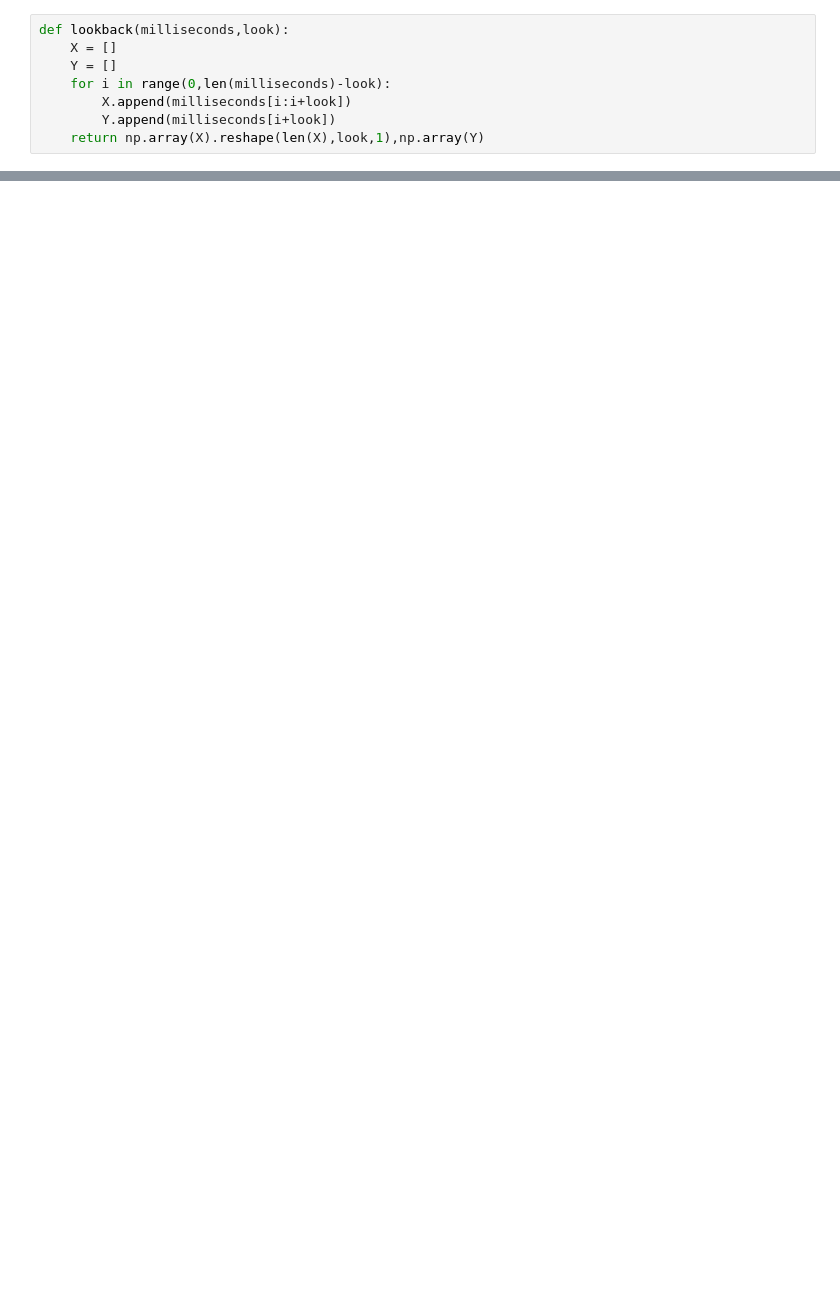
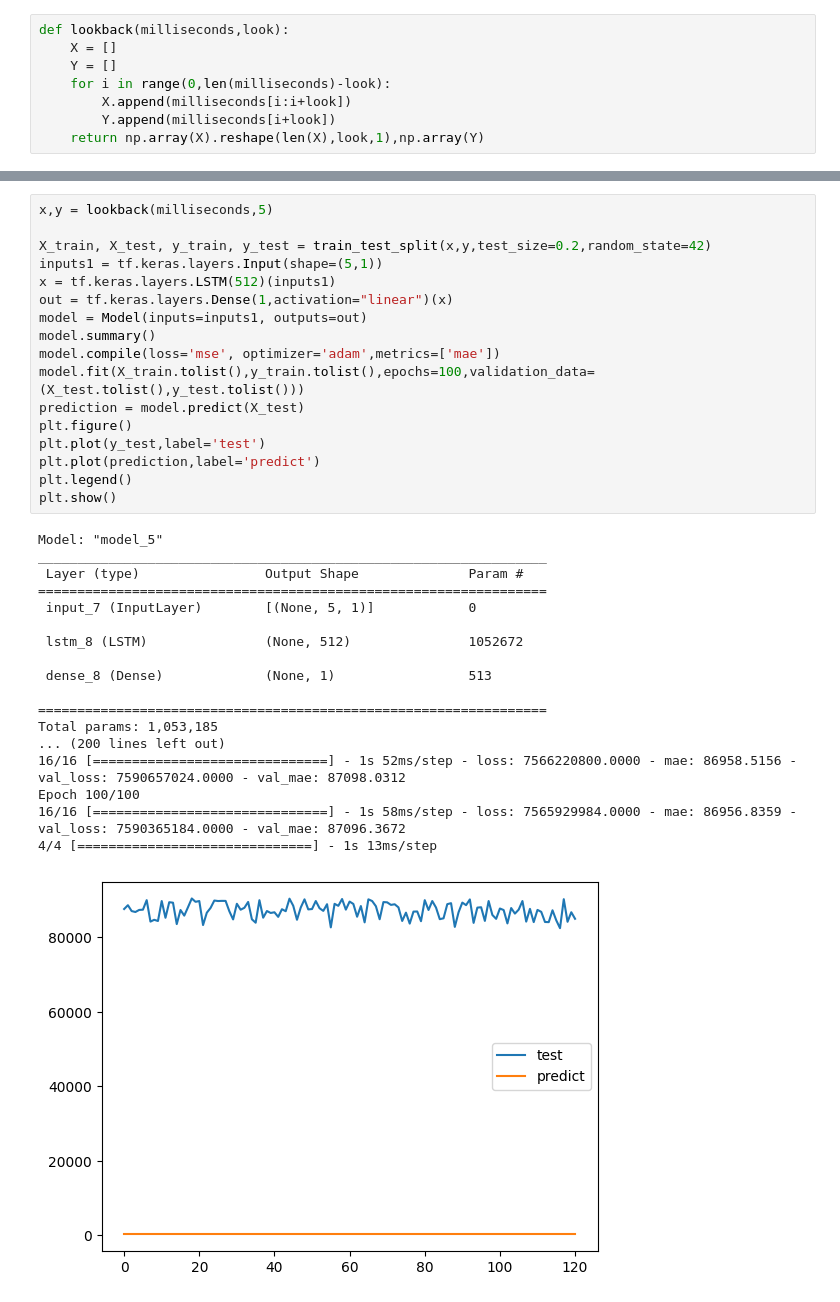
Before and after one commit to ProkkalyDavid/Formula1LaptTimePrediction, a Jupyter notebook: Formula1RNN.ipynb, the cells around one changed output, grey strips where cells are left out. Drawn from its saved outputs; the diff is of its cells as text; blank space fills up the shorter version.

```diff
--- a/Formula1RNN.ipynb
+++ b/Formula1RNN.ipynb
@@ -153,0 +149,36 @@ plt.show()
+# %%
+x,y = lookback(milliseconds,5)
+
+X_train, X_test, y_train, y_test = train_test_split(x,y,test_size=0.2,random_state=42)
+inputs1 = tf.keras.layers.Input(shape=(5,1))
+x = tf.keras.layers.LSTM(512)(inputs1)
+out = tf.keras.layers.Dense(1,activation="linear")(x)
+model = Model(inputs=inputs1, outputs=out)
+model.summary()
+model.compile(loss='mse', optimizer='adam',metrics=['mae'])
+model.fit(X_train.tolist(),y_train.tolist(),epochs=100,validation_data=(X_test.tolist(),y_test.tolist()))
+prediction = model.predict(X_test)
+plt.figure()
+plt.plot(y_test,label='test')
+plt.plot(prediction,label='predict')
+plt.legend()
+plt.show()
+# %% [output]
+Model: "model_5"
+_________________________________________________________________
+ Layer (type)                Output Shape              Param #
+=================================================================
+ input_7 (InputLayer)        [(None, 5, 1)]            0
+
+ lstm_8 (LSTM)               (None, 512)               1052672
+
+ dense_8 (Dense)             (None, 1)                 513
+
+=================================================================
+Total params: 1,053,185
+... (200 lines left out)
+16/16 [==============================] - 1s 52ms/step - loss: 7566220800.0000 - mae: 86958.5156 - val_loss: 7590657024.0000 - val_mae: 87098.0312
+Epoch 100/100
+16/16 [==============================] - 1s 58ms/step - loss: 7565929984.0000 - mae: 86956.8359 - val_loss: 7590365184.0000 - val_mae: 87096.3672
+4/4 [==============================] - 1s 13ms/step
+[figure, added]
```
Also changed, not shown: parts of 11 cells of this notebook.
